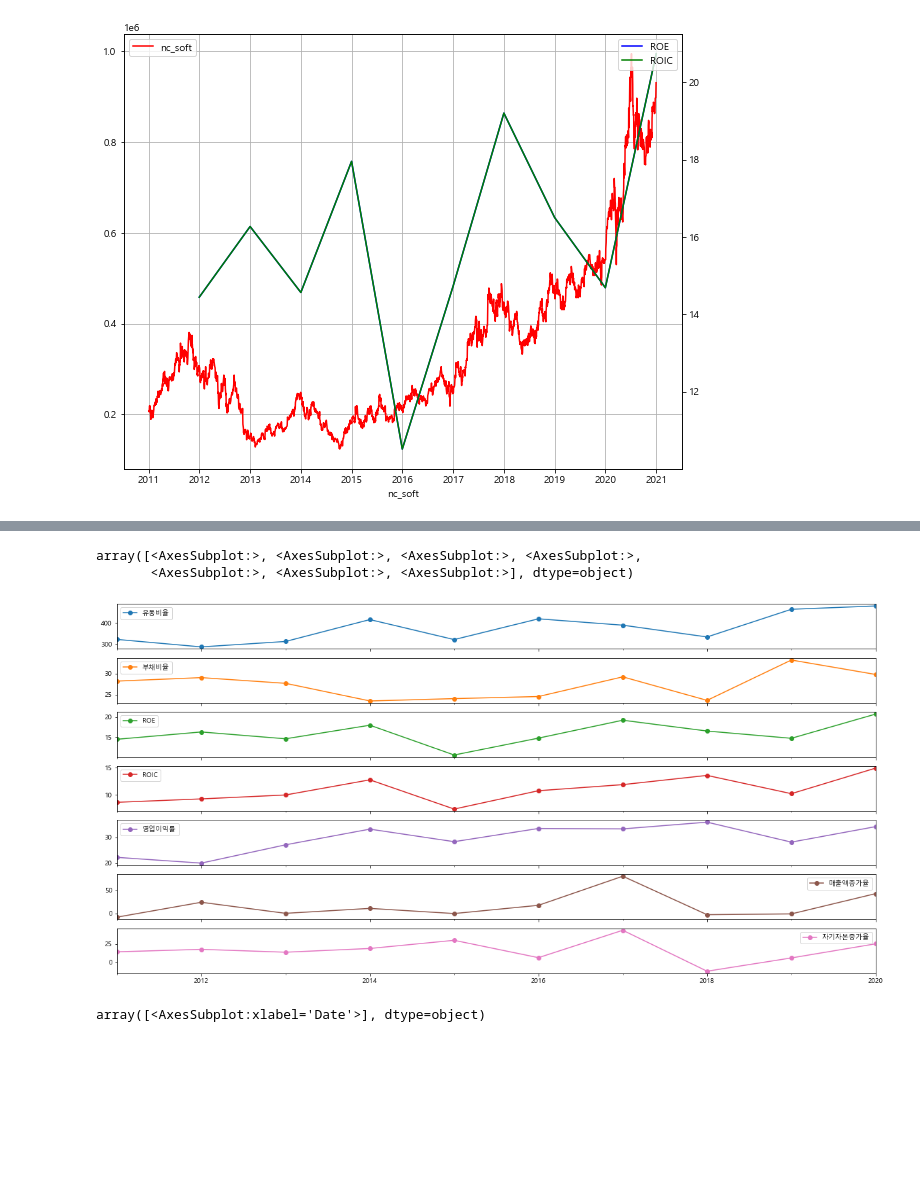
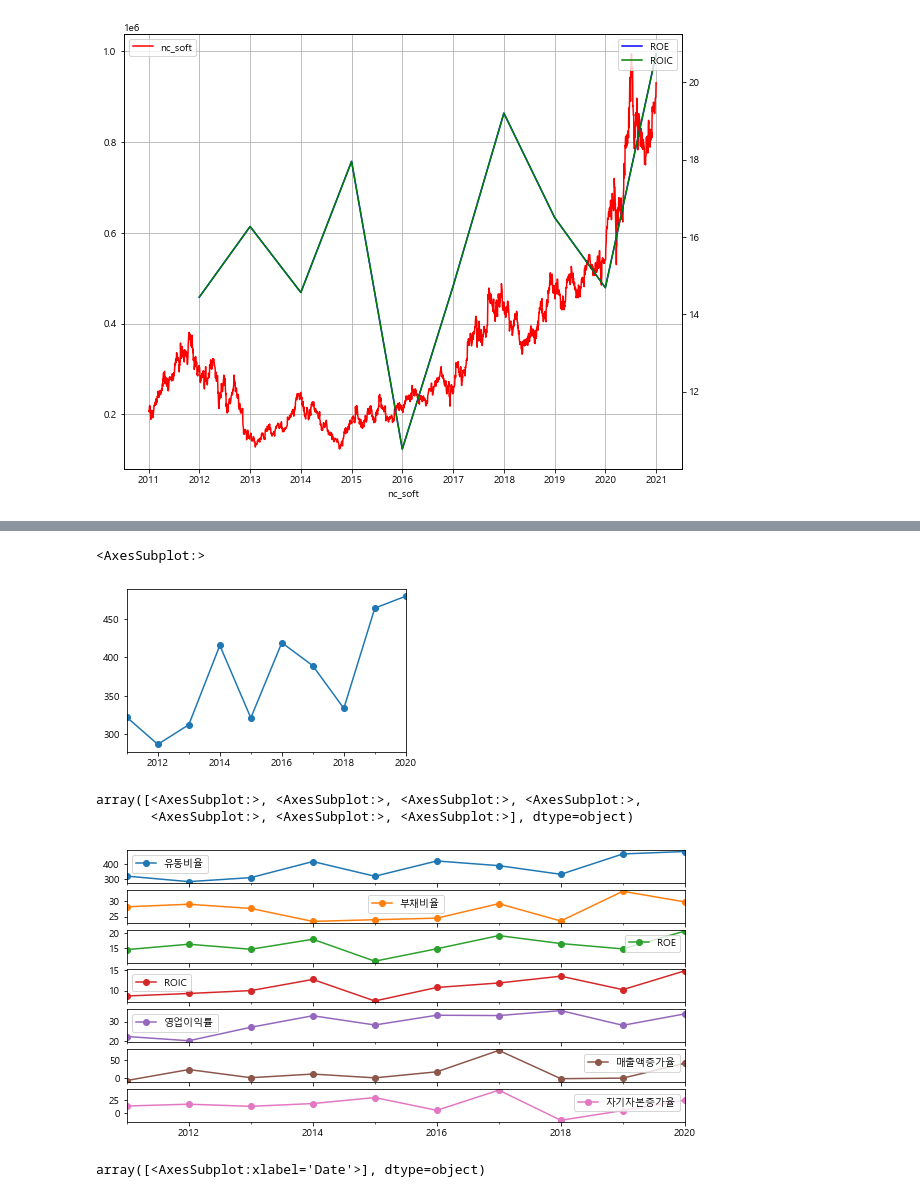
Before and after one commit to korilla2/TIL, a Jupyter notebook: 기본강의/프로젝트/2.시각화.ipynb, the cells around one changed output, grey strips where cells are left out. Drawn from its saved outputs; the diff is of its cells as text; code cells hidden in the pictures; blank space fills up the shorter version.

```diff
--- a/기본강의/프로젝트/2.시각화.ipynb
+++ b/기본강의/프로젝트/2.시각화.ipynb
@@ -112,9 +112,14 @@ df
+# %%
+df['유동비율'].plot(figsize=(5, 3), marker='o')
+# %% [output]
+<AxesSubplot:>
+[figure, added]
 # %%
-df.plot(subplots=True, figsize=(20, 10), marker='o')
+df.plot(subplots=True, figsize=(10, 5), marker='o')
 # %% [output]
 array([<AxesSubplot:>, <AxesSubplot:>, <AxesSubplot:>, <AxesSubplot:>,
        <AxesSubplot:>, <AxesSubplot:>, <AxesSubplot:>], dtype=object)
-[figure, old version]
+[figure, new version]
 # %%
 nc_soft['Close'].plot(subplots=True, figsize=(20, 10))
 # %% [output]
```
Also changed, not shown: parts of 2 cells of this notebook, 4 other files.
